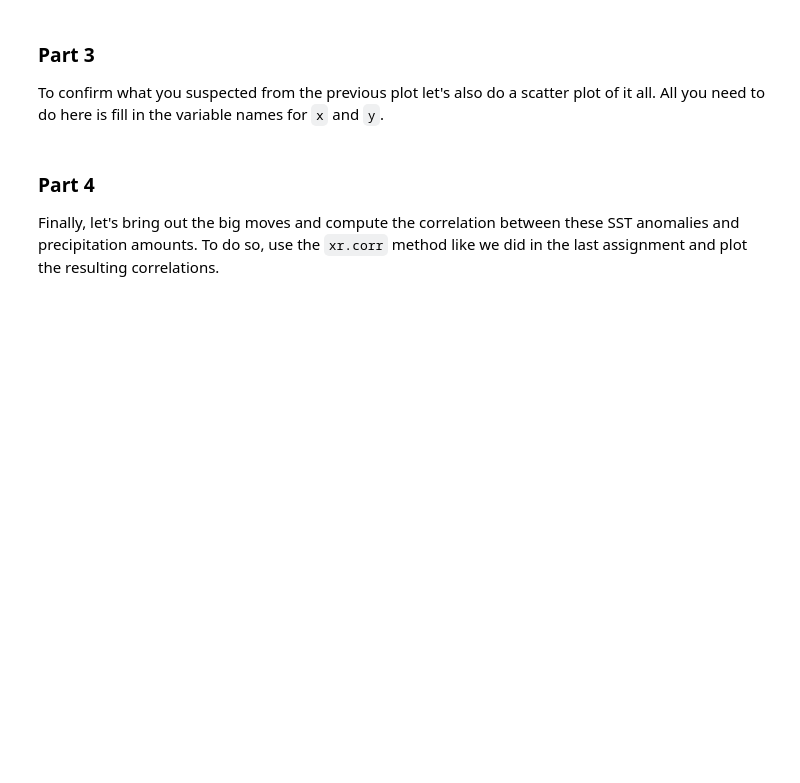
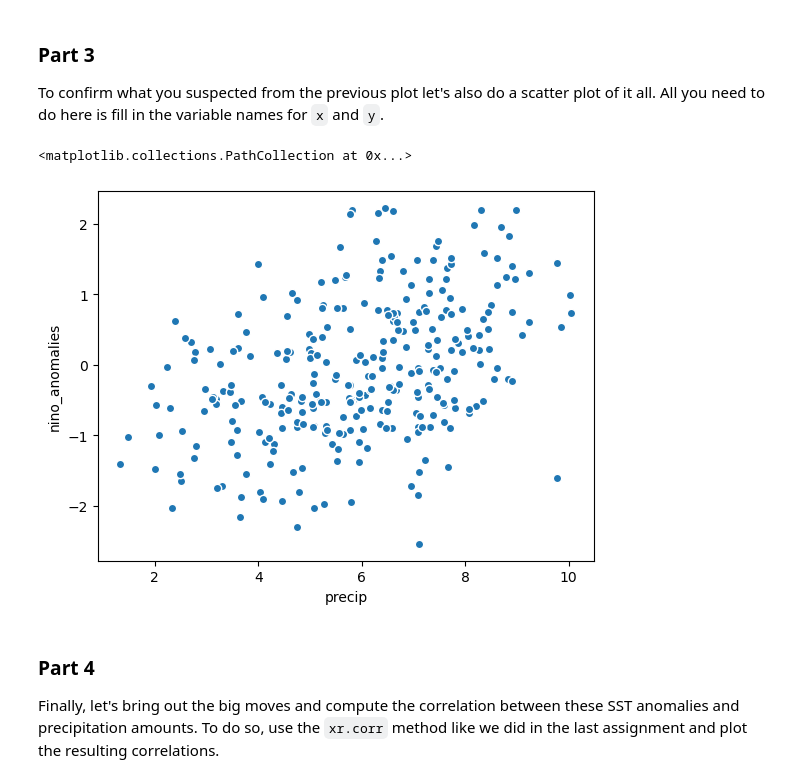
Before and after one commit to HAS-Tools-Fall2022/homework_AnikDas, a Jupyter notebook: Week11-xarray_exercises/xarray_exercises_pt2.ipynb, the cells around one changed output. Drawn from its saved outputs; the diff is of its cells as text; code cells hidden in the pictures; blank space fills up the shorter version.

```diff
--- a/Week11-xarray_exercises/xarray_exercises_pt2.ipynb
+++ b/Week11-xarray_exercises/xarray_exercises_pt2.ipynb
@@ -313,9 +499,13 @@ fig, axes = plt.subplots(2,1, sharex=True)
 
 To confirm what you suspected from the previous plot let's also do a scatter plot of it all. All you need to do here is fill in the variable names for `x` and `y`.
 # %%
-sea_ds.plot.scatter(
-    # TODO: something should go in here
+sea_monsoon_ppt.plot.scatter(
+    x= 'precip',
+    y='nino_anomalies'
 )
+# %% [output]
+<matplotlib.collections.PathCollection at 0x...>
+[figure, added]
 # %% [markdown]
 ### Part 4
 Finally, let's bring out the big moves and compute the correlation between these SST anomalies and precipitation amounts. To do so, use the `xr.corr` method like we did in the last assignment and plot the resulting correlations.
```
Also changed, not shown: parts of 17 cells of this notebook.
